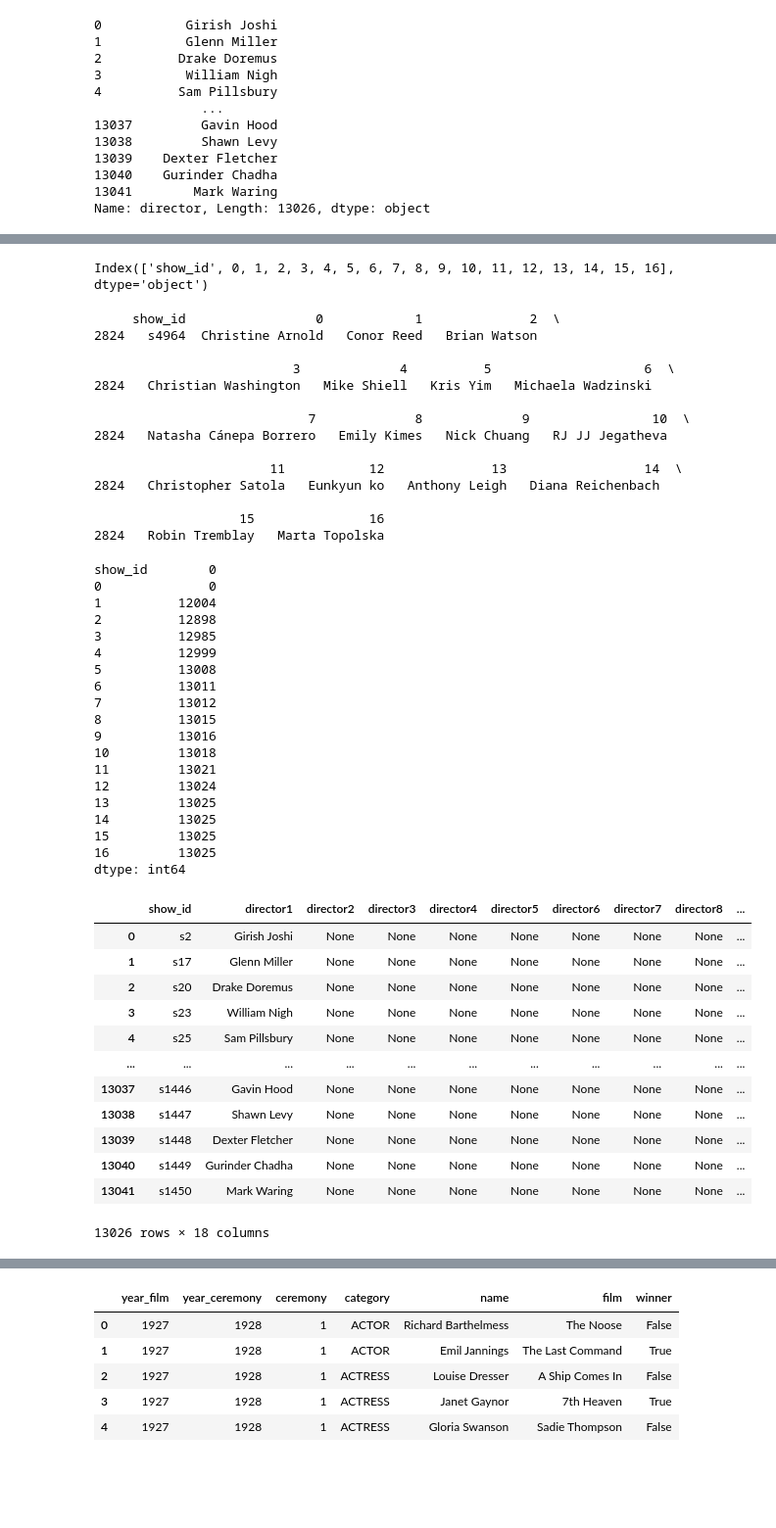
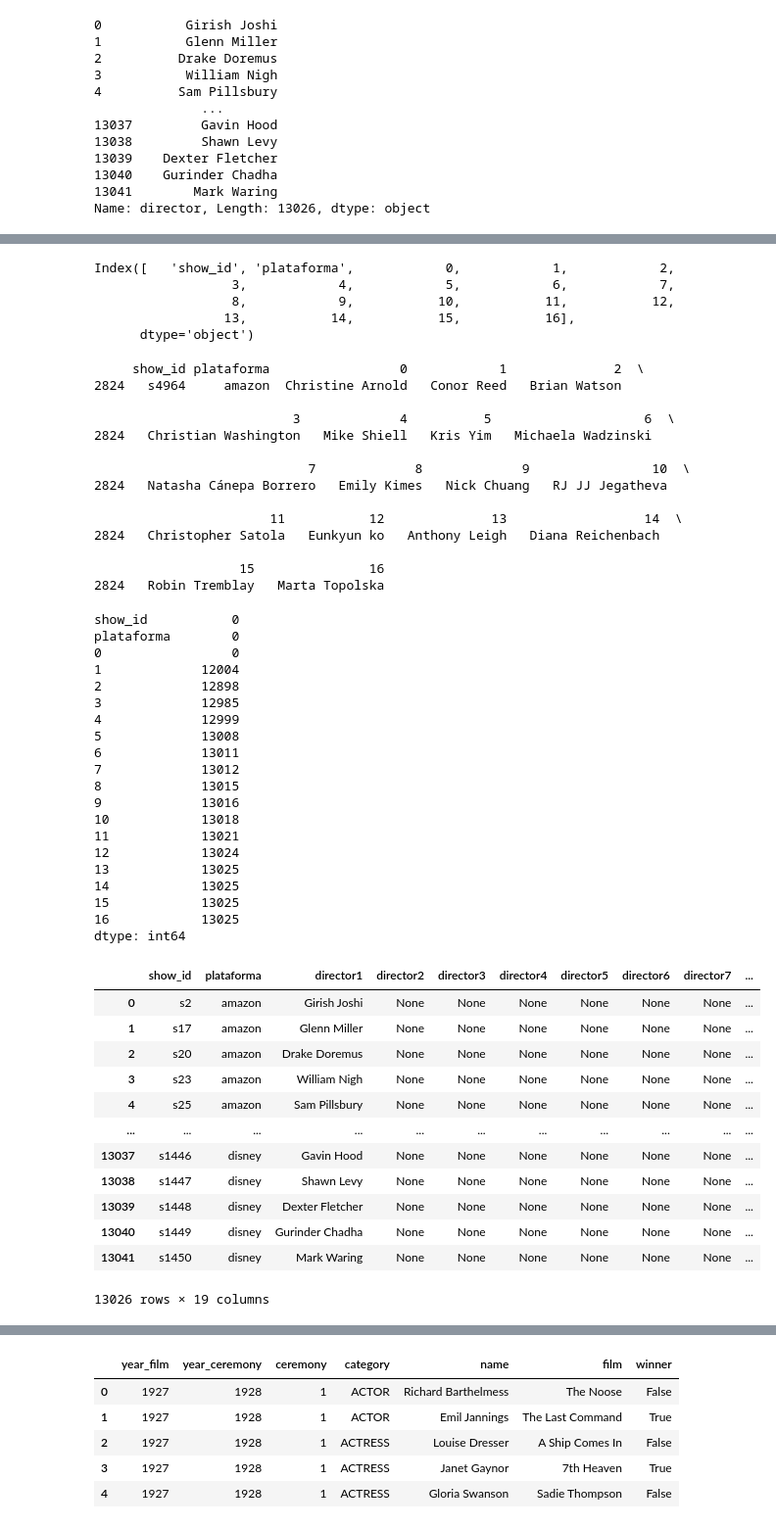
Before and after one commit to L-Ameneiro/IngeniasDataScience, a Jupyter notebook: notebooks/ANALISIS Y PROCESAMIENTO.ipynb, the cells around one changed output, grey strips where cells are left out. Shown at 98% size. Drawn from its saved outputs; the diff is of its cells as text; code cells hidden in the pictures; blank space fills up the shorter version.

```diff
--- a/notebooks/ANALISIS Y PROCESAMIENTO.ipynb
+++ b/notebooks/ANALISIS Y PROCESAMIENTO.ipynb
@@ -553,4 +553,4 @@ print(directores_con_jr['director'])
 Name: director, dtype: object
 # %%
 # Se dividen los valores en columnas separadas, al mismo tiempo se genera un dataset nuevo de directores, que relaciona los id con los generos de cada pelicula
-directores = pd.concat([df['show_id'],df['director'].str.split(',', expand=True)], axis=1)
+directores = pd.concat([df['show_id'],df['plataforma'],df['director'].str.split(',', expand=True)], axis=1)
@@ -566,7 +568,11 @@ directores.head(5)
 # %%
 directores.columns
 # %% [output]
-Index(['show_id', 0, 1, 2, 3, 4, 5, 6, 7, 8, 9, 10, 11, 12, 13, 14, 15, 16], dtype='object')
+Index([   'show_id', 'plataforma',            0,            1,            2,
+                  3,            4,            5,            6,            7,
+                  8,            9,           10,           11,           12,
+                 13,           14,           15,           16],
+      dtype='object')
 # %%
 
 # Filtrar las filas donde la columna directores no es None
@@ -575,8 +581,8 @@ df_not_none = directores[directores[16].notna()]
 # Imprimir o examinar las filas resultantes
 print(df_not_none)
 # %% [output]
-     show_id                 0            1              2  \
-2824   s4964  Christine Arnold   Conor Reed   Brian Watson
+     show_id plataforma                 0            1              2  \
+2824   s4964     amazon  Christine Arnold   Conor Reed   Brian Watson
 
                           3             4          5                    6  \
 2824   Christian Washington   Mike Shiell   Kris Yim   Michaela Wadzinski
@@ -596,43 +602,44 @@ missing_values_directores = directores.apply(lambda x: x.isnull().sum()).T
 #
 print(missing_values_directores)
 # %% [output]
-show_id        0
-0              0
-1          12004
-2          12898
-3          12985
-4          12999
-5          13008
-6          13011
-7          13012
-8          13015
-9          13016
-10         13018
-11         13021
-12         13024
-13         13025
-14         13025
-15         13025
-16         13025
+show_id           0
+plataforma        0
+0                 0
+1             12004
+2             12898
+3             12985
+4             12999
+5             13008
+6             13011
+7             13012
+8             13015
+9             13016
+10            13018
+11            13021
+12            13024
+13            13025
+14            13025
+15            13025
+16            13025
 dtype: int64
 # %%
 # Se renombran las columnas
-directores.columns = ['show_id', 'director1', 'director2', 'director3', 'director4', 'director5','director6', 'director7', 'director8', 'director9', 'director10','director11', 'director12', 'director13', 'director14', 'director15', 'director16', 'director17']
+directores.columns = ['show_id', 'plataforma', 'director1', 'director2', 'director3', 'director4', 'director5','director6', 'director7', 'director8', 'director9', 'director10','director11', 'director12', 'director13', 'director14', 'director15', 'director16', 'director17']
 directores
 # %% [output]
-|  | show_id | director1 | director2 | director3 | director4 | director5 | director6 | director7 | director8 | ... |
-| 0 | s2 | Girish Joshi | None | None | None | None | None | None | None | ... |
-| 1 | s17 | Glenn Miller | None | None | None | None | None | None | None | ... |
-| 2 | s20 | Drake Doremus | None | None | None | None | None | None | None | ... |
-| 3 | s23 | William Nigh | None | None | None | None | None | None | None | ... |
-| 4 | s25 | Sam Pillsbury | None | None | None | None | None | None | None | ... |
+|  | show_id | plataforma | director1 | director2 | director3 | director4 | director5 | director6 | director7 | ... |
+| 0 | s2 | amazon | Girish Joshi | None | None | None | None | None | None | ... |
+| 1 | s17 | amazon | Glenn Miller | None | None | None | None | None | None | ... |
+| 2 | s20 | amazon | Drake Doremus | None | None | None | None | None | None | ... |
+| 3 | s23 | amazon | William Nigh | None | None | None | None | None | None | ... |
+| 4 | s25 | amazon | Sam Pillsbury | None | None | None | None | None | None | ... |
 | ... | ... | ... | ... | ... | ... | ... | ... | ... | ... | ... |
-| 13037 | s1446 | Gavin Hood | None | None | None | None | None | None | None | ... |
-| 13038 | s1447 | Shawn Levy | None | None | None | None | None | None | None | ... |
-| 13039 | s1448 | Dexter Fletcher | None | None | None | None | None | None | None | ... |
-| 13040 | s1449 | Gurinder Chadha | None | None | None | None | None | None | None | ... |
-| 13041 | s1450 | Mark Waring | None | None | None | None | None | None | None | ... |
+| 13037 | s1446 | disney | Gavin Hood | None | None | None | None | None | None | ... |
+| 13038 | s1447 | disney | Shawn Levy | None | None | None | None | None | None | ... |
+| 13039 | s1448 | disney | Dexter Fletcher | None | None | None | None | None | None | ... |
+| 13040 | s1449 | disney | Gurinder Chadha | None | None | None | None | None | None | ... |
+| 13041 | s1450 | disney | Mark Waring | None | None | None | None | None | None | ... |
-13026 rows × 18 columns
+13026 rows × 19 columns
 # %%
 # Se crea la columna codireccion, cuando asigna el valor 1, refiere a un sólo director; si le asigna el valo 0 refiere a dos o más directores.
 directores['codireccion'] = directores['director2'].notna().astype(int)
```
Also changed, not shown: parts of 46 cells of this notebook, 4 other files.
